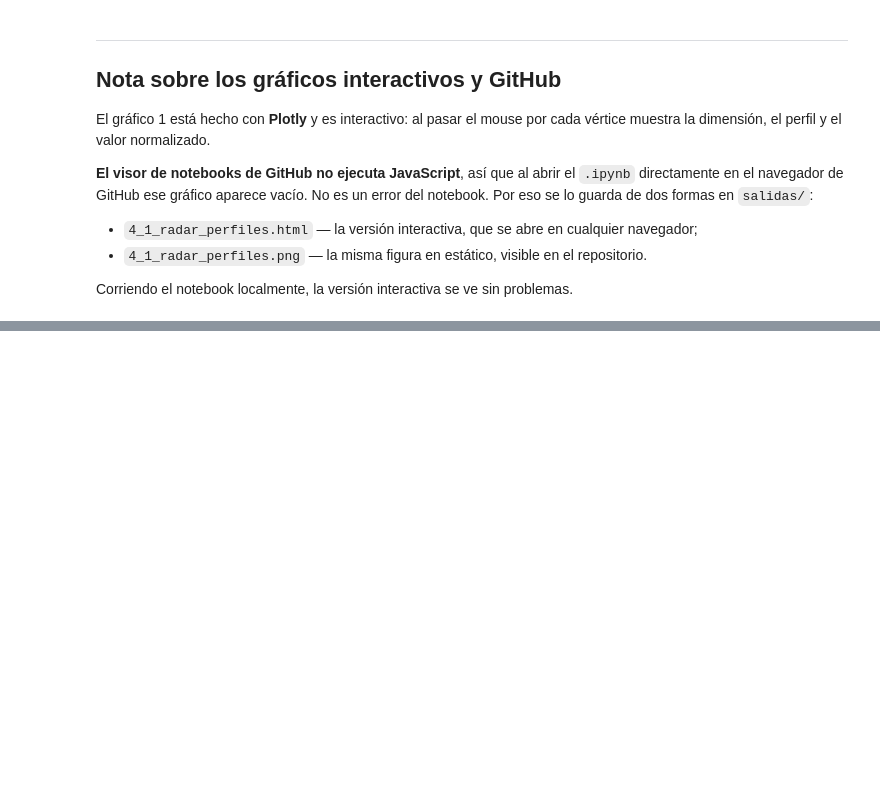
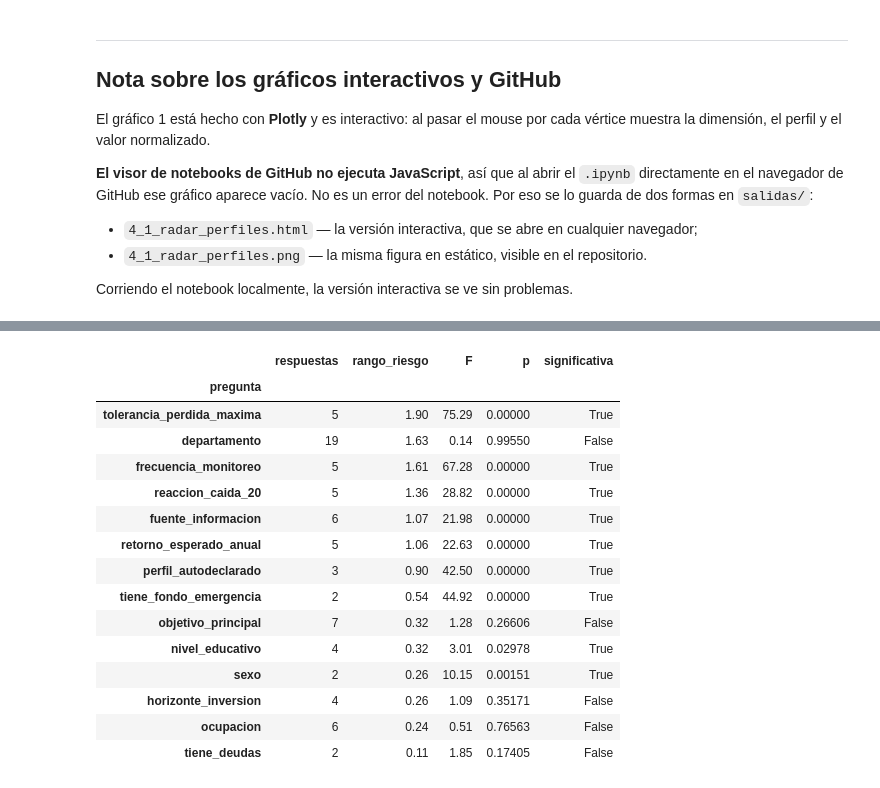
Before and after one commit to priscilagerlach9-lgtm/proyecto-final-gerlach, a Jupyter notebook: notebooks/proyecto_final_rambla.ipynb, the cells around one changed output, grey strips where cells are left out. Cells and saved outputs as stored; diff of their text form; code cells hidden in the pictures; blank space fills up the shorter version.

```diff
--- a/notebooks/proyecto_final_rambla.ipynb
+++ b/notebooks/proyecto_final_rambla.ipynb
@@ -4339,0 +5137,54 @@ Corriendo el notebook localmente, la versión interactiva se ve sin problemas.
+# %%
+"""Poder de discriminación de cada pregunta del formulario actual."""
+
+
+def poder_discriminante(columna: str, tabla: pd.DataFrame) -> dict:
+    """Mide cuánto separa una pregunta el riesgo efectivo entre sus respuestas.
+
+    Devuelve el rango entre el grupo de mayor y el de menor riesgo medio, y el valor p de
+    un ANOVA de un factor. El rango dice cuánto importa; el valor p, si es distinguible
+    del azar.
+    """
+    datos = tabla[[columna, "riesgo_efectivo"]].dropna()
+    grupos = [sub["riesgo_efectivo"].values for _, sub in datos.groupby(columna)
+              if len(sub) >= 15]
+    if len(grupos) < 2:
+        return {}
+    medias = datos.groupby(columna)["riesgo_efectivo"].mean()
+    f, p = stats.f_oneway(*grupos)
+    return {"pregunta": columna, "respuestas": datos[columna].nunique(),
+            "rango_riesgo": float(medias.max() - medias.min()), "F": float(f),
+            "p": float(p)}
+
+
+PREGUNTAS_FORMULARIO = [
+    "fuente_informacion", "retorno_esperado_anual", "tiene_fondo_emergencia",
+    "reaccion_caida_20", "tolerancia_perdida_maxima", "horizonte_inversion",
+    "frecuencia_monitoreo", "objetivo_principal", "perfil_autodeclarado",
+    "nivel_educativo", "ocupacion", "sexo", "tiene_deudas", "departamento",
+]
+
+evaluacion_preguntas = pd.DataFrame(
+    [r for c in PREGUNTAS_FORMULARIO if (r := poder_discriminante(c, segmentados))]
+).set_index("pregunta").sort_values("rango_riesgo", ascending=False)
+evaluacion_preguntas["significativa"] = evaluacion_preguntas["p"] < 0.05
+
+display(evaluacion_preguntas.style.format({"rango_riesgo": "{:.2f}", "F": "{:.2f}",
+                                           "p": "{:.5f}"}))
+# %% [output]
+|  | respuestas | rango_riesgo | F | p | significativa |
+| pregunta |  |  |  |  |  |
+| tolerancia_perdida_maxima | 5 | 1.90 | 75.29 | 0.00000 | True |
+| departamento | 19 | 1.63 | 0.14 | 0.99550 | False |
+| frecuencia_monitoreo | 5 | 1.61 | 67.28 | 0.00000 | True |
+| reaccion_caida_20 | 5 | 1.36 | 28.82 | 0.00000 | True |
+| fuente_informacion | 6 | 1.07 | 21.98 | 0.00000 | True |
+| retorno_esperado_anual | 5 | 1.06 | 22.63 | 0.00000 | True |
+| perfil_autodeclarado | 3 | 0.90 | 42.50 | 0.00000 | True |
+| tiene_fondo_emergencia | 2 | 0.54 | 44.92 | 0.00000 | True |
+| objetivo_principal | 7 | 0.32 | 1.28 | 0.26606 | False |
+| nivel_educativo | 4 | 0.32 | 3.01 | 0.02978 | True |
+| sexo | 2 | 0.26 | 10.15 | 0.00151 | True |
+| horizonte_inversion | 4 | 0.26 | 1.09 | 0.35171 | False |
+| ocupacion | 6 | 0.24 | 0.51 | 0.76563 | False |
+| tiene_deudas | 2 | 0.11 | 1.85 | 0.17405 | False |
```
Also changed, not shown: parts of 31 cells of this notebook, 5 other files.
